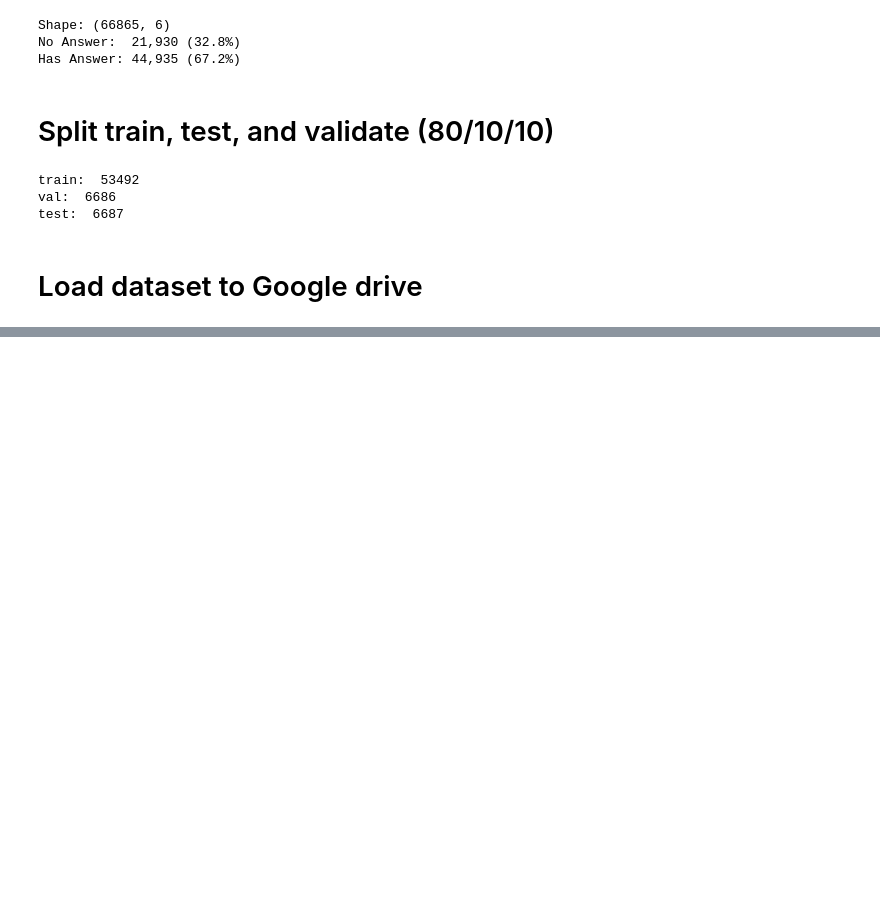
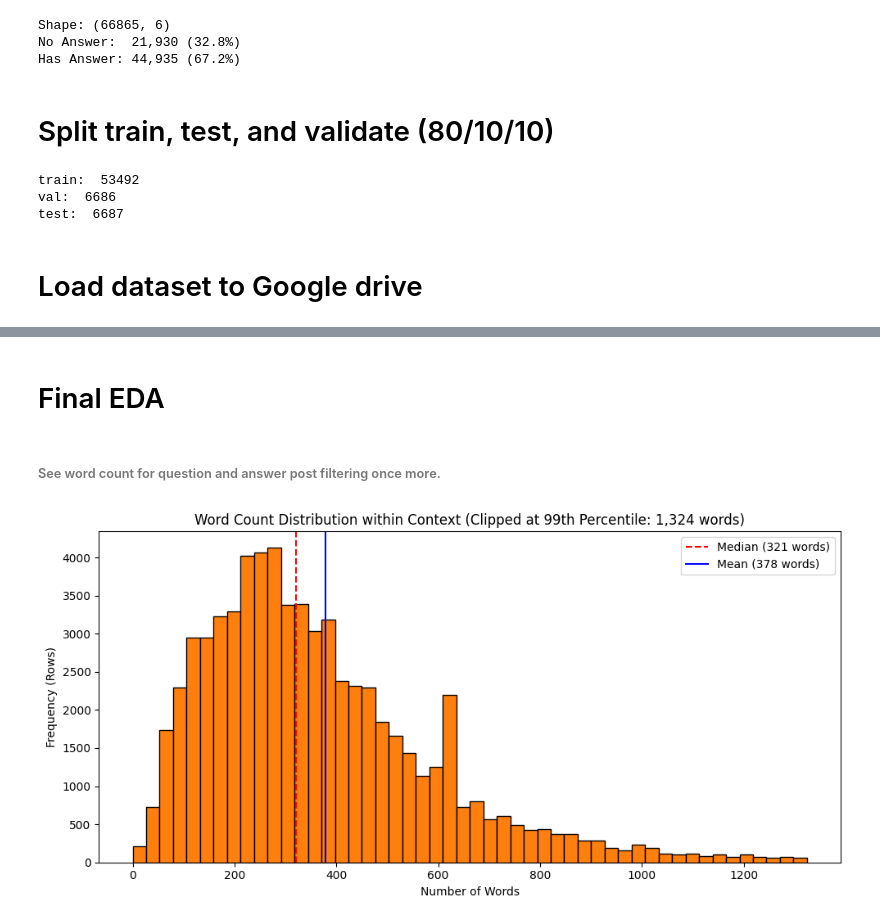
Before and after one commit to fayedraza1234/image-to-text-for-qa, a Jupyter notebook: EDA/Part_2_EDA_QA.ipynb, the cells around one changed output, grey strips where cells are left out. Cells and saved outputs as stored; diff of their text form; code cells hidden in the pictures; blank space fills up the shorter version.

```diff
--- a/EDA/Part_2_EDA_QA.ipynb
+++ b/EDA/Part_2_EDA_QA.ipynb
@@ -1071,0 +1072,46 @@ True
+# %% [markdown]
+# Final EDA
+# %% [markdown]
+###### See word count for question and answer post filtering once more.
+# %%
+df_clean["word_count"] = (
+    df_clean["context"].fillna("").astype(str).str.split().apply(len)
+)
+# %%
+word_counts = df_clean["word_count"]
+p99_words = int(np.percentile(word_counts, 99))
+median_val = word_counts.median()
+mean_val = word_counts.mean()
+
+plt.figure(figsize=(10, 5))
+plt.hist(
+    word_counts,
+    bins=50,
+    range=(0, p99_words),
+    color="#ff7f0e",
+    edgecolor="black",
+)
+
+plt.axvline(
+    median_val,
+    color="red",
+    linestyle="dashed",
+    linewidth=1.5,
+    label=f"Median ({median_val:.0f} words)",
+)
+plt.axvline(
+    mean_val,
+    color="blue",
+    linestyle="solid",
+    linewidth=1.5,
+    label=f"Mean ({mean_val:.0f} words)",
+)
+
+plt.title(f"Word Count Distribution within Context (Clipped at 99th Percentile: {p99_words:,} words)")
+plt.xlabel("Number of Words")
+plt.ylabel("Frequency (Rows)")
+plt.legend()
+plt.tight_layout()
+plt.show()
+# %% [output]
+[figure, added]
```
Also changed, not shown: parts of 9 cells of this notebook.
